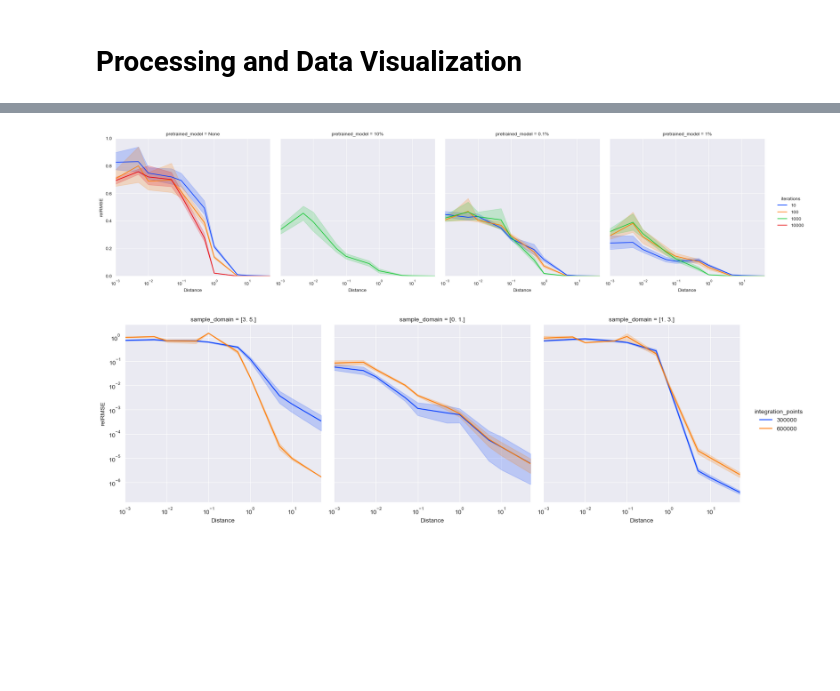
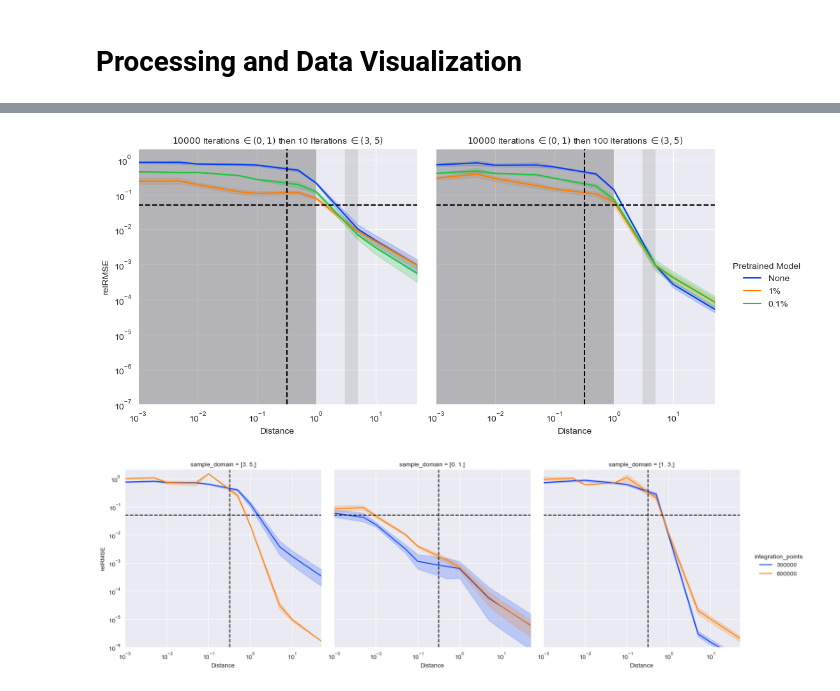
Before and after one commit to gomezzz/geodesyNets, a Jupyter notebook: P3 - Plotting Churyumov-Gerasimenko.ipynb, the cells around one changed output, grey strips where cells are left out. Drawn from its saved outputs; the diff is of its cells as text; code cells hidden in the pictures; blank space fills up the shorter version.

```diff
--- a/P3 - Plotting Churyumov-Gerasimenko.ipynb
+++ b/P3 - Plotting Churyumov-Gerasimenko.ipynb
@@ -62,4 +65,4 @@ interesting_columns = [x for x in interesting_columns if "@High Altitude" not in
 df = df[interesting_columns]
 
 unit_conversion.convert_pandas_altitudes(df, ALTITUDES, convert_height=False, only_height=True)
-df.drop(columns=["sample", "pretrained_model", "seed", "resolution", "sample_domain", "noise"], inplace=True)
+df.drop(columns=["sample", "pretrained_model", "seed", "resolution", "sample_domain", "noise", "integration_points", "iterations"], inplace=True)
@@ -67,16 +77,26 @@ df.drop(columns=["sample", "pretrained_model", "seed", "resolution", "sample_dom
 dfm = df.melt(["ground_truth"], str_altitudes, var_name="Distance", value_name=error_of_interest)
 dfm["Distance"] = dfm["Distance"].apply(lambda x: float(x))
 dfm[error_of_interest] = dfm[error_of_interest].apply(lambda x: float(x))
+dfm.rename(columns={"ground_truth": "Ground Truth"}, inplace=True)
 
 g = sns.relplot(
     data=dfm, kind="line",
     x="Distance", y=error_of_interest,
-    hue="ground_truth", palette="bright"
+    hue="Ground Truth", palette="bright", hue_order=["polyhedral", "mascon"]
 )
 g.set(
-    xlim=(0.001, 50.0), xscale='log', ylim=(0.0, 1.0),
-    title="$10 000$ Iterations, $300 000$ Integration Points, $100\%$ Resolution, $[0, 1]$ Sample Domain, No Noise"
+    xlim=(0.001, 50.0), xscale='log', yscale='log', ylim=(1e-7, 2.0),
+    title="Comparison models trained on polyhedral and mascon ground-truth",
 )
+
+
+g.map(plt.axhline, y=0.05, ls='--', c='black', label="5%")
+g.map(plt.axvline, x=one_km, ls='--', c='black', label="1 km")
+
+for ax in g.axes[:,0]:
+    ax.axvspan(0, 1.0, facecolor='gray', alpha=0.5)
+
+
 g.tight_layout()
 save_path = os.path.join(output_directory, f"{sample}_{error_of_interest}_mascon_polyhedral.png")
 g.savefig(save_path, dpi=300)
@@ -89,7 +109,7 @@ str_altitudes = [str(x) for x in ALTITUDES]
 df = df[df["noise"] != "['combined', 0.0, 0.146731, [0.000272, 0.0, 0.0]]"]
 df = df[df["noise"] != "['combined', 0.0, 1.467314, [0.000272, 0.0, 0.0]]"]
 df["sample_domain"] = df["sample_domain"].apply(lambda x: str(x))
-df = df[(df["ground_truth"] == "polyhedral") & (df["resolution"] == "100%") & (df["noise"] == "['']") & (df["sample_domain"] == "[3.0, 5.0]") & (df["integration_points"] == 300000)]
+df = df[(df["ground_truth"] == "polyhedral") & (df["resolution"] == "100%") & (df["noise"] == "['']") & (df["sample_domain"] == "[3.0, 5.0]") & (df["integration_points"] == 300000) & (df["iterations"] != 1000) & (df["iterations"] != 10000)]
 
 interesting_columns = ["sample", "pretrained_model", "seed", "ground_truth", "resolution", "sample_domain", "noise", "iterations", "integration_points"]
 interesting_columns.extend([col for col in df if col.startswith(error_of_interest)])
@@ -98,4 +118,4 @@ interesting_columns = [x for x in interesting_columns if "@High Altitude" not in
 df = df[interesting_columns]
 
 unit_conversion.convert_pandas_altitudes(df, ALTITUDES, convert_height=False, only_height=True)
-df.drop(columns=["sample", "seed", "resolution", "sample_domain", "noise"], inplace=True)
+df.drop(columns=["sample", "seed", "resolution", "sample_domain", "noise", "integration_points"], inplace=True)
@@ -102,22 +133,34 @@ df.drop(columns=["sample", "seed", "resolution", "sample_domain", "noise"], inpl
 # %%
 dfm = df.melt(["iterations", "pretrained_model"], str_altitudes, var_name="Distance", value_name=error_of_interest)
 dfm["Distance"] = dfm["Distance"].apply(lambda x: float(x))
 dfm[error_of_interest] = dfm[error_of_interest].apply(lambda x: float(x))
 
+dfm.rename(columns={"iterations": "Fine-Tuning Iterations", "pretrained_model": "Pretrained Model"}, inplace=True)
+
 g = sns.relplot(
     data=dfm, kind="line",
-    col="pretrained_model",
+    col="Fine-Tuning Iterations",
     x="Distance", y=error_of_interest,
-    hue="iterations", palette="bright"
+    hue="Pretrained Model", palette="bright", hue_order=["None", "1%", "0.1%"]
 )
 g.set(
-    xlim=(0.001, 50.0), xscale='log', ylim=(0.0, 1.0),
+    xlim=(0.001, 50.0), xscale='log', yscale='log', ylim=(1e-7, 2.0)
 )
+
+g.set_titles("$10 000$ Iterations $\in (0,1)$ then {col_name} Iterations $\in (3,5)$")
+
+g.map(plt.axhline, y=0.05, ls='--', c='black', label="5%")
+g.map(plt.axvline, x=one_km, ls='--', c='black', label="1 km")
+
+for ax in g.axes[0,:]:
+    ax.axvspan(0, 1.0, facecolor='gray', alpha=0.5)
+    ax.axvspan(3.0, 5.0, facecolor='gray', alpha=0.2)
+
 g.tight_layout()
 save_path = os.path.join(output_directory, f"{sample}_{error_of_interest}_pretrain_iterations.png")
 g.savefig(save_path, dpi=300)
 # %% [output]
-[figure, old version]
+[figure, new version]
 # %%
 df = pd.read_csv(input_csv_file)
 ALTITUDES = ast.literal_eval(df.at[0, "validation_sampling_altitudes"])
@@ -147,14 +190,18 @@ g = sns.relplot(
     x="Distance", y=error_of_interest,
     hue="integration_points", palette="bright"
 )
+
+g.map(plt.axhline, y=0.05, ls='--', c='black', label="5%")
+g.map(plt.axvline, x=one_km, ls='--', c='black', label="1 km")
+
 g.set(
-    xlim=(0.001, 50.0), xscale='log', yscale='log'
+    xlim=(0.001, 50.0), xscale='log', yscale='log', ylim=(1e-6, 2.0)
 )
 g.tight_layout()
 save_path = os.path.join(output_directory, f"{sample}_{error_of_interest}_integration_points.png")
 g.savefig(save_path, dpi=300)
 # %% [output]
-[figure, old version]
+[figure, new version]
 # %%
 df = pd.read_csv(input_csv_file)
 ALTITUDES = ast.literal_eval(df.at[0, "validation_sampling_altitudes"])
```
Also changed, not shown: parts of 7 cells of this notebook, 2 other files.
